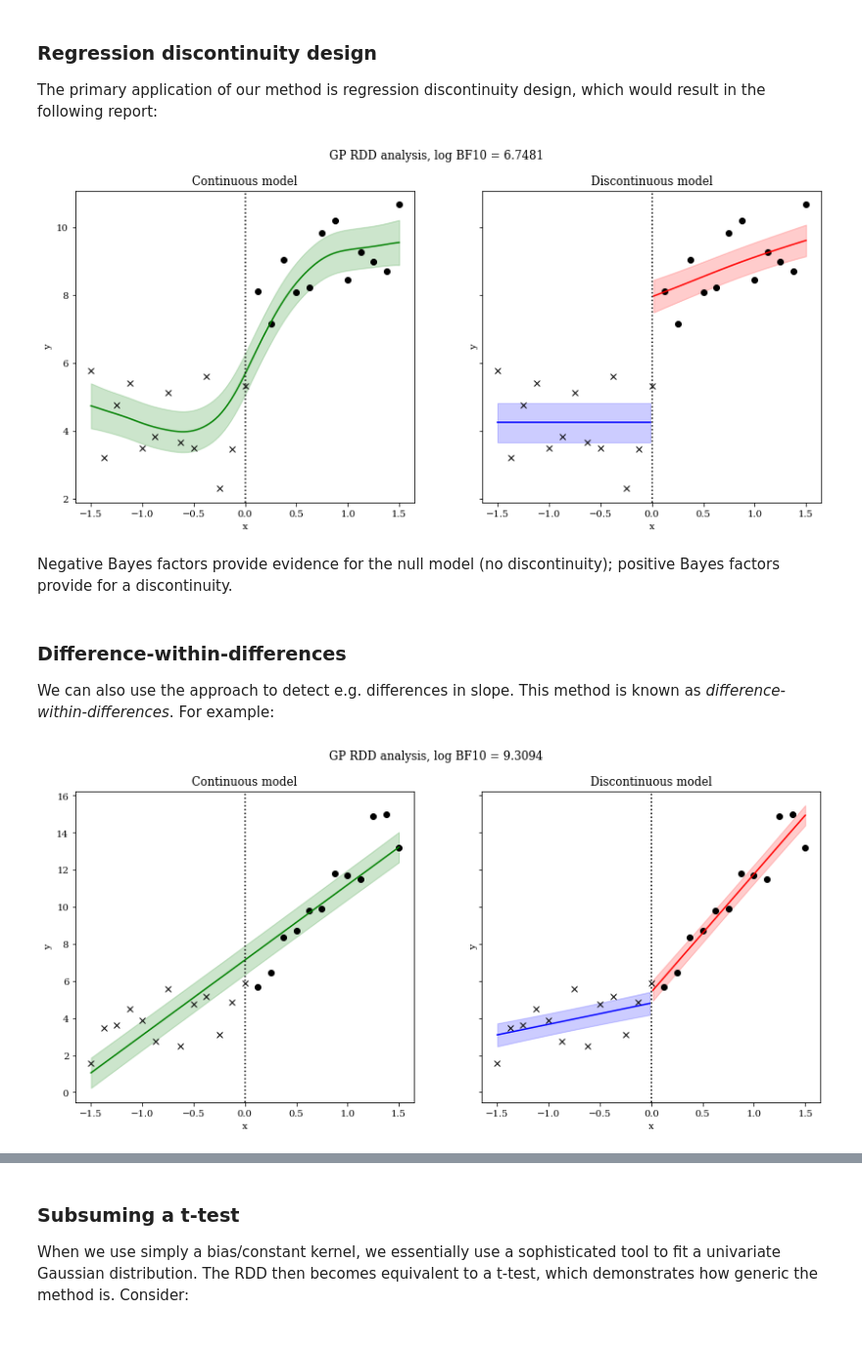
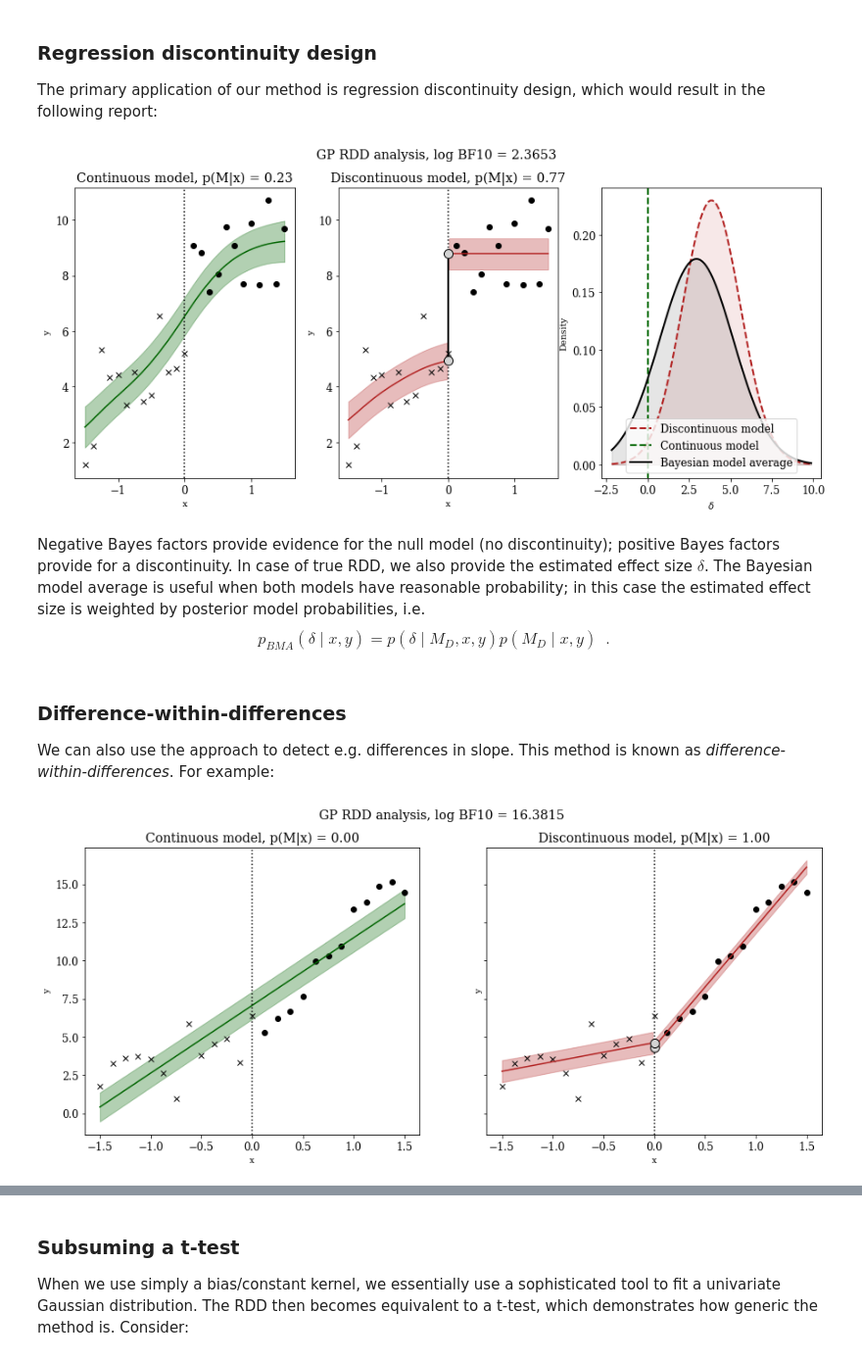
Before and after one commit to mhinne/GPRDD, a Jupyter notebook: GPRDD_notebook.ipynb, the cells around one changed output, grey strips where cells are left out. Shown: that part at 98% size. Saved outputs shown, nothing was run; the diff lists cells and outputs as text; code cells hidden in the pictures.

Commit message:
Added effect size plot.

```diff
--- a/GPRDD_notebook.ipynb
+++ b/GPRDD_notebook.ipynb
@@ -55,8 +57,7 @@ x, y, _ = generate_data_1D(labelFunc, n=25, snr=3.0)
 # %% [markdown]
 We construct a $D$-dimensional kernel, and train the GP RDD model, i.e. optimize hyperparameters for both models.
 # %%
-D = 1
-kernel = get_kernel(kerneltype='Matern32', D=D)
+kernel = get_kernel(kerneltype='Matern32', D=1)
 gprdd = GPRDDAnalysis.GPRDDAnalysis(x, y, kernel, labelFunc)
 gprdd.train()
 # %% [markdown]
@@ -66,11 +67,11 @@ To conclude the presence/absence of an effect, we evaluate the continuous and di
 The primary application of our method is regression discontinuity design, which would result in the following report:
 # %%
 x_test = np.linspace(-1.5, 1.5, num=100)
-gprdd.plot(x_test)
+gprdd.plot(x_test, plotEffectSize=True)
 # %% [output]
-[figure, old version]
+[figure, new version]
-# %% [markdown]
-Negative Bayes factors provide evidence for the null model (no discontinuity); positive Bayes factors provide for a discontinuity.
+# %% [markdown]
+Negative Bayes factors provide evidence for the null model (no discontinuity); positive Bayes factors provide for a discontinuity. In case of true RDD, we also provide the estimated effect size $\delta$. The Bayesian model average is useful when both models have reasonable probability; in this case the estimated effect size is weighted by posterior model probabilities, i.e. $$p_{BMA}(\delta\mid x,y) = p(\delta\mid M_D, x,y) p(M_D\mid x,y) \enspace.$$
 # %% [markdown]
 ### Difference-within-differences
 We can also use the approach to detect e.g. differences in slope. This method is known as *difference-within-differences*. For example:
@@ -90,10 +91,10 @@ def generate_data_1D_diffslope(n, labelFunc, slopeRatio=2.0):
 #
 x, y, _ = generate_data_1D_diffslope(25, labelFunc, slopeRatio=4.0)
 
-kernel = get_kernel(kerneltype='Linear', D=D)
+kernel = get_kernel(kerneltype='Linear', D=1)
 gprdd = GPRDDAnalysis.GPRDDAnalysis(x, y, kernel, labelFunc)
 gprdd.train()
 gprdd.plot(x_test)
 # %% [output]
-[figure, old version]
+[figure, new version]
 # %% [markdown]
```
Also changed, not shown: parts of 6 cells of this notebook, 2 other files.
